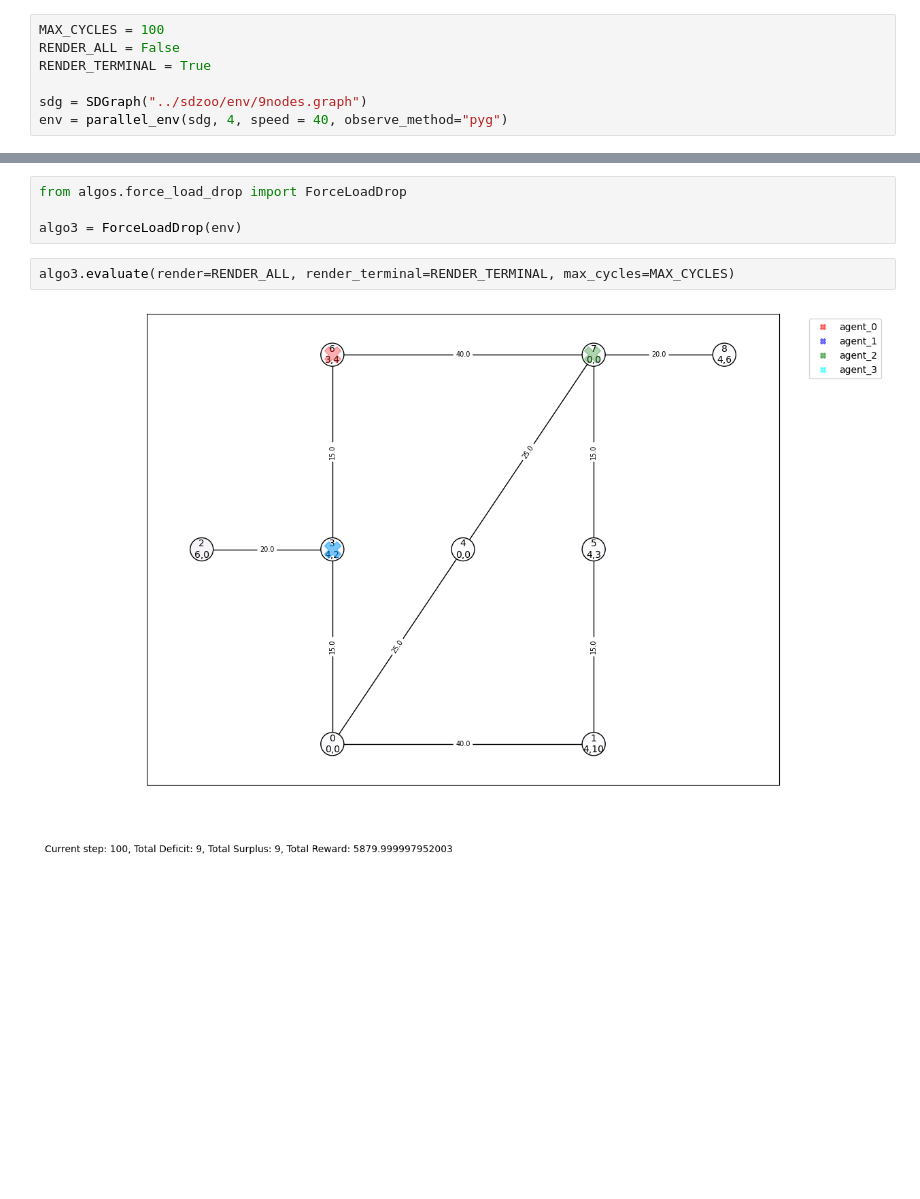
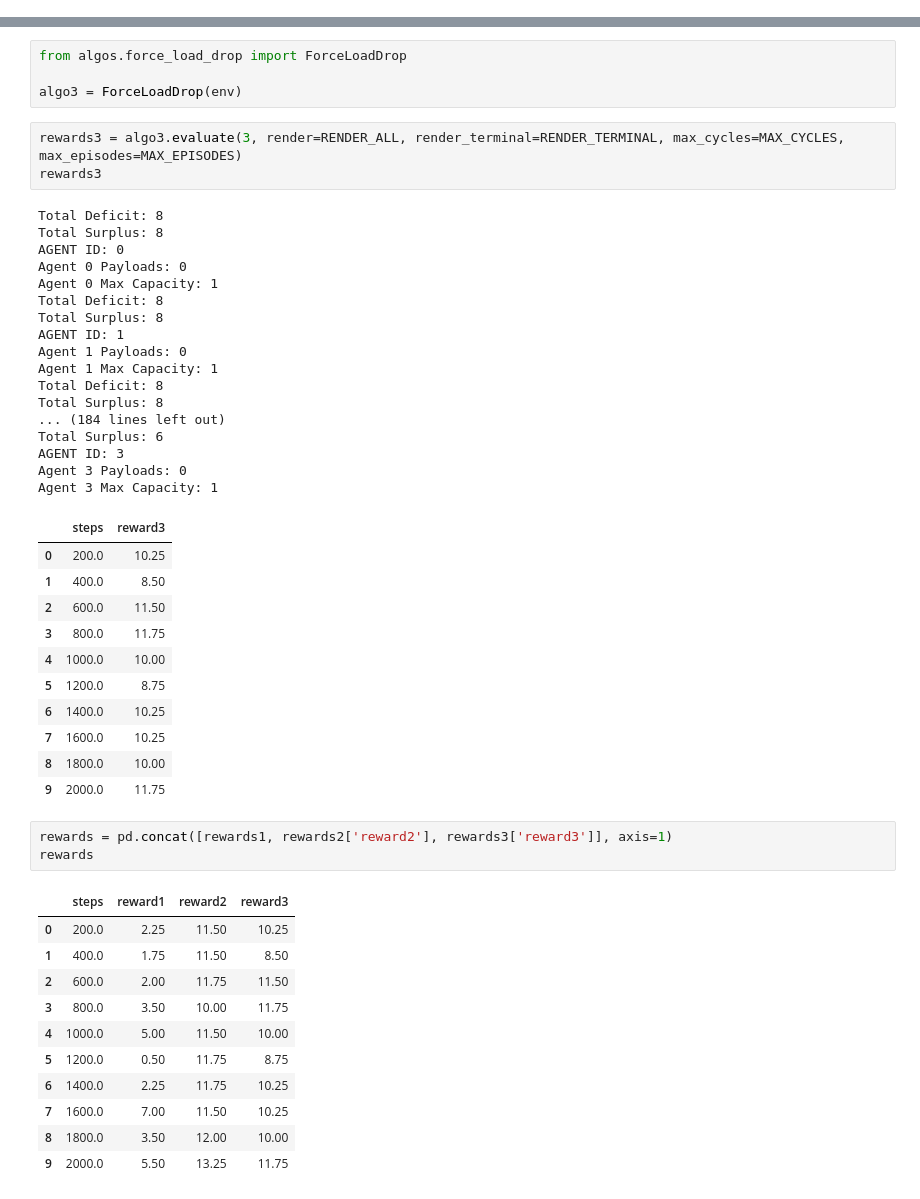
Before and after one commit to gyaanantia/thesis_work, a Jupyter notebook: heuristics/random.ipynb, the cells around one changed output, grey strips where cells are left out. Saved outputs shown, nothing was run; the diff lists cells and outputs as text; blank space fills up the shorter version.

```diff
--- a/heuristics/random.ipynb
+++ b/heuristics/random.ipynb
@@ -22,10 +34,3 @@ env.render()
-# %%
-MAX_CYCLES = 100
-RENDER_ALL = False
-RENDER_TERMINAL = True
-
-sdg = SDGraph("../sdzoo/env/9nodes.graph")
-env = parallel_env(sdg, 4, speed = 40, observe_method="pyg")
 # %% [markdown]
 ## Random
 # %%
@@ -53,6 +114,49 @@ from algos.force_load_drop import ForceLoadDrop
 
 algo3 = ForceLoadDrop(env)
 # %%
-algo3.evaluate(render=RENDER_ALL, render_terminal=RENDER_TERMINAL, max_cycles=MAX_CYCLES)
+rewards3 = algo3.evaluate(3, render=RENDER_ALL, render_terminal=RENDER_TERMINAL, max_cycles=MAX_CYCLES, max_episodes=MAX_EPISODES)
+rewards3
 # %% [output]
-[figure, removed]
+Total Deficit: 8
+Total Surplus: 8
+AGENT ID: 0
+Agent 0 Payloads: 0
+Agent 0 Max Capacity: 1
+Total Deficit: 8
+Total Surplus: 8
+AGENT ID: 1
+Agent 1 Payloads: 0
+Agent 1 Max Capacity: 1
+Total Deficit: 8
+Total Surplus: 8
+... (184 lines left out)
+Total Surplus: 6
+AGENT ID: 3
+Agent 3 Payloads: 0
+Agent 3 Max Capacity: 1
+|  | steps | reward3 |
+| 0 | 200.0 | 10.25 |
+| 1 | 400.0 | 8.50 |
+| 2 | 600.0 | 11.50 |
+| 3 | 800.0 | 11.75 |
+| 4 | 1000.0 | 10.00 |
+| 5 | 1200.0 | 8.75 |
+| 6 | 1400.0 | 10.25 |
+| 7 | 1600.0 | 10.25 |
+| 8 | 1800.0 | 10.00 |
+| 9 | 2000.0 | 11.75 |
+# %%
+rewards = pd.concat([rewards1, rewards2['reward2'], rewards3['reward3']], axis=1)
+rewards
+# %% [output]
+|  | steps | reward1 | reward2 | reward3 |
+| 0 | 200.0 | 2.25 | 11.50 | 10.25 |
+| 1 | 400.0 | 1.75 | 11.50 | 8.50 |
+| 2 | 600.0 | 2.00 | 11.75 | 11.50 |
+| 3 | 800.0 | 3.50 | 10.00 | 11.75 |
+| 4 | 1000.0 | 5.00 | 11.50 | 10.00 |
+| 5 | 1200.0 | 0.50 | 11.75 | 8.75 |
+| 6 | 1400.0 | 2.25 | 11.75 | 10.25 |
+| 7 | 1600.0 | 7.00 | 11.50 | 10.25 |
+| 8 | 1800.0 | 3.50 | 12.00 | 10.00 |
+| 9 | 2000.0 | 5.50 | 13.25 | 11.75 |
```
Also changed, not shown: parts of 8 cells of this notebook, 7 other files.
